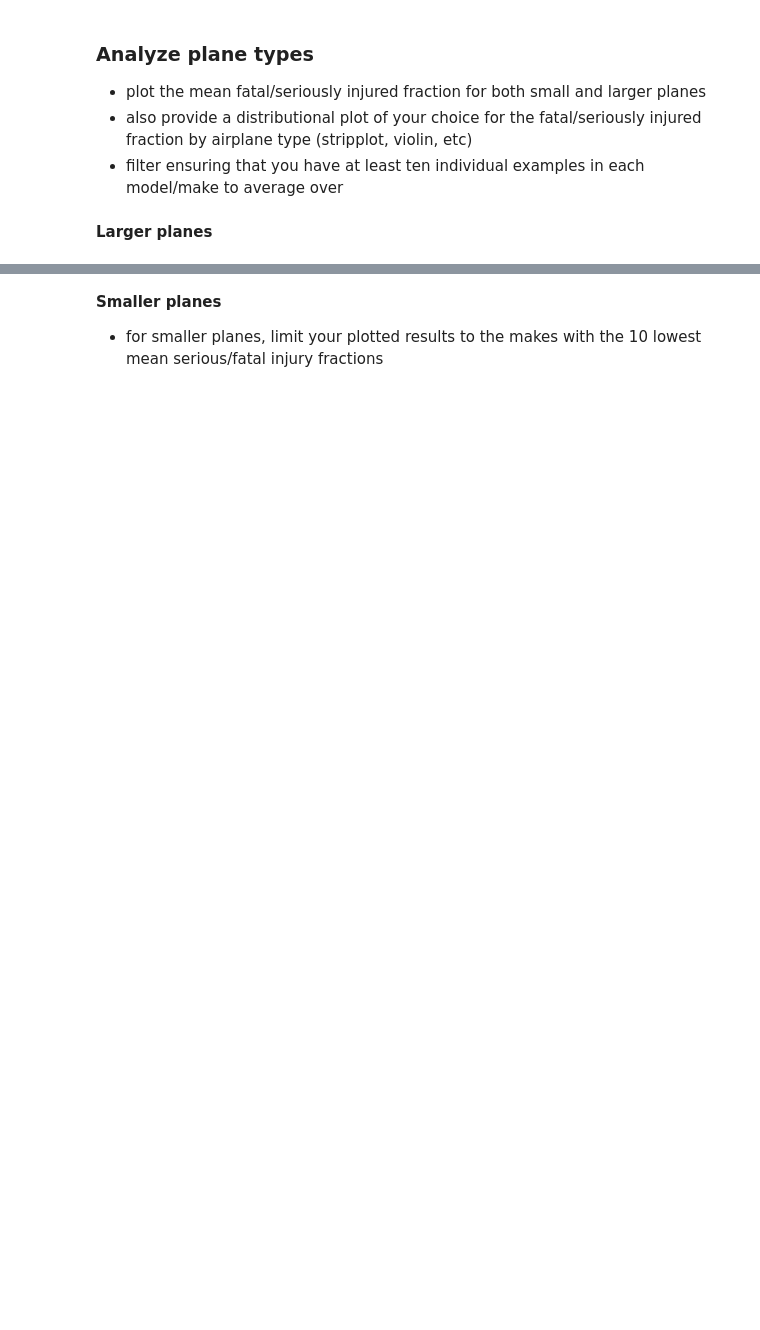
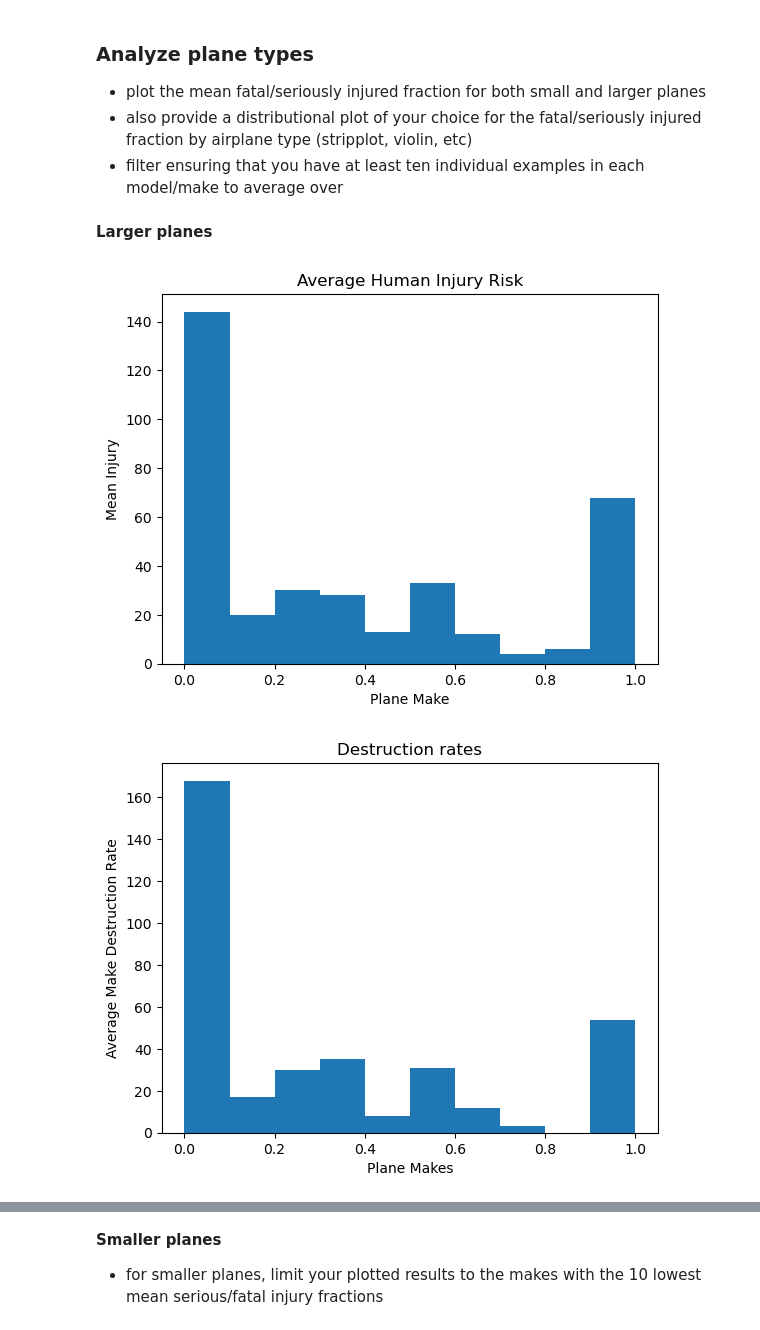
Before and after one commit to benmwangi/Aviation_Summative_Lab, a Jupyter notebook: Aviation_Accidents_Data_Analysis.ipynb, the cells around one changed output, grey strips where cells are left out. Cells and saved outputs as stored; diff of their text form; code cells hidden in the pictures; blank space fills up the shorter version.

```diff
--- a/Aviation_Accidents_Data_Analysis.ipynb
+++ b/Aviation_Accidents_Data_Analysis.ipynb
@@ -53,3 +100,19 @@ Sort your results and keep the lowest 15.
 - filter ensuring that you have at least ten individual examples in each model/make to average over
 # %% [markdown]
 **Larger planes**
+# %%
+human_risk = df.groupby(df["Make"])["likelihood_serious_fatal"].mean()
+human_risk.plot(kind="hist",title="Average Human Injury Risk",xlabel="Plane Make",ylabel="Mean Injury")
+plt.show()
+destruction_rate = df.groupby(["Make"])["Destroyed?"].mean().sort_values()
+destruction_rate.plot(kind="hist",title="Destruction rates",xlabel="Plane Makes",ylabel="Average Make Destruction Rate")
+plt.show()
+larger_injury = larger_df.groupby(["Make"])["likelihood_serious_fatal"].mean()
+sns.stripplot(data=larger_injury)
+plt.title("Larger Plane Human Injury Risk")
+plt.xlabel("Plane Makes")
+plt.ylabel("Average likelihood of a serious/fatal injury")
+plt.show()
+# %% [output]
+[figure, added]
+[figure, added]
```
Also changed, not shown: parts of 11 cells of this notebook.
